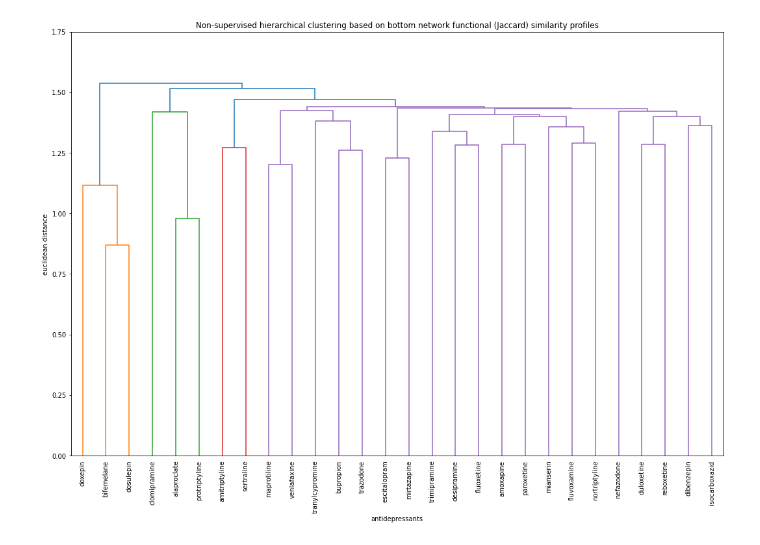
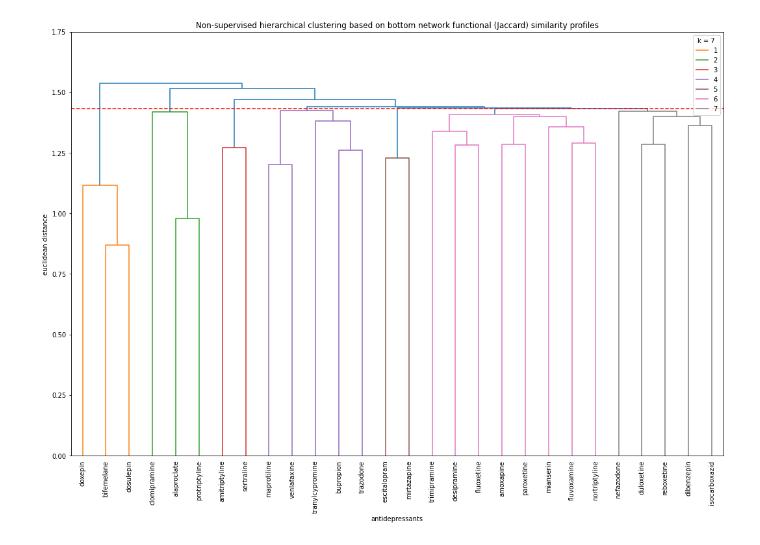
Before and after one commit to ximena-fdz/Antidepresivos-y-redes-complejas, a Jupyter notebook: Scripts:/ProcessingScripts:/ad_nsh_clustering.ipynb, the cells around one changed output. Cells and saved outputs as stored; diff of their text form; code cells hidden in the pictures.

```diff
--- a/Scripts:/ProcessingScripts:/ad_nsh_clustering.ipynb
+++ b/Scripts:/ProcessingScripts:/ad_nsh_clustering.ipynb
@@ -106,17 +110,19 @@ linkage_matrix = sch.linkage(distance_matrix, method='complete')
 # %%
 ################################################################################
 # data visualization for bottom network functional similarity
 ################################################################################
 
 ## create the dendrogram
 plt.figure(figsize=(18, 12))
-dendrogram = sch.dendrogram(linkage_matrix, labels=antidepressants, color_threshold=1.44)
+dendrogram = sch.dendrogram(linkage_matrix, labels=antidepressants, color_threshold=1.432)
+plt.axhline(y=1.432, color='r', linestyle='--', label='cut-off threshold')
 plt.title('Non-supervised hierarchical clustering based on bottom network functional (Jaccard) similarity profiles')
 plt.xlabel('antidepressants')
 plt.ylim(0, 1.75)
 plt.yticks(np.arange(0, 2, 0.25))
 plt.ylabel('euclidean distance')
 plt.xticks(fontsize=10, rotation=90)
+plt.legend(['1', '2', '3', '4', '5', '6', '7'],  title='k = 7', loc='upper right')
 plt.show()
 # %% [output]
-[figure, old version]
+[figure, new version]
```
Also changed, not shown: parts of 2 cells of this notebook.
